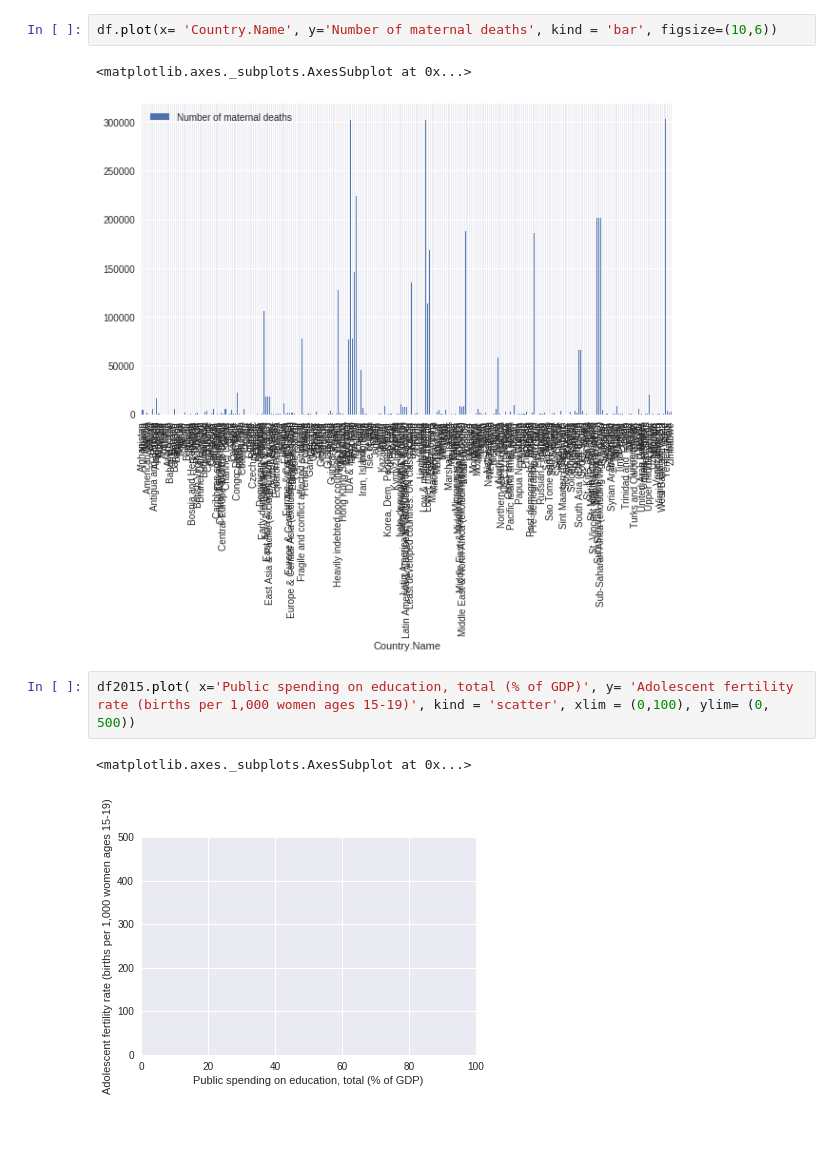
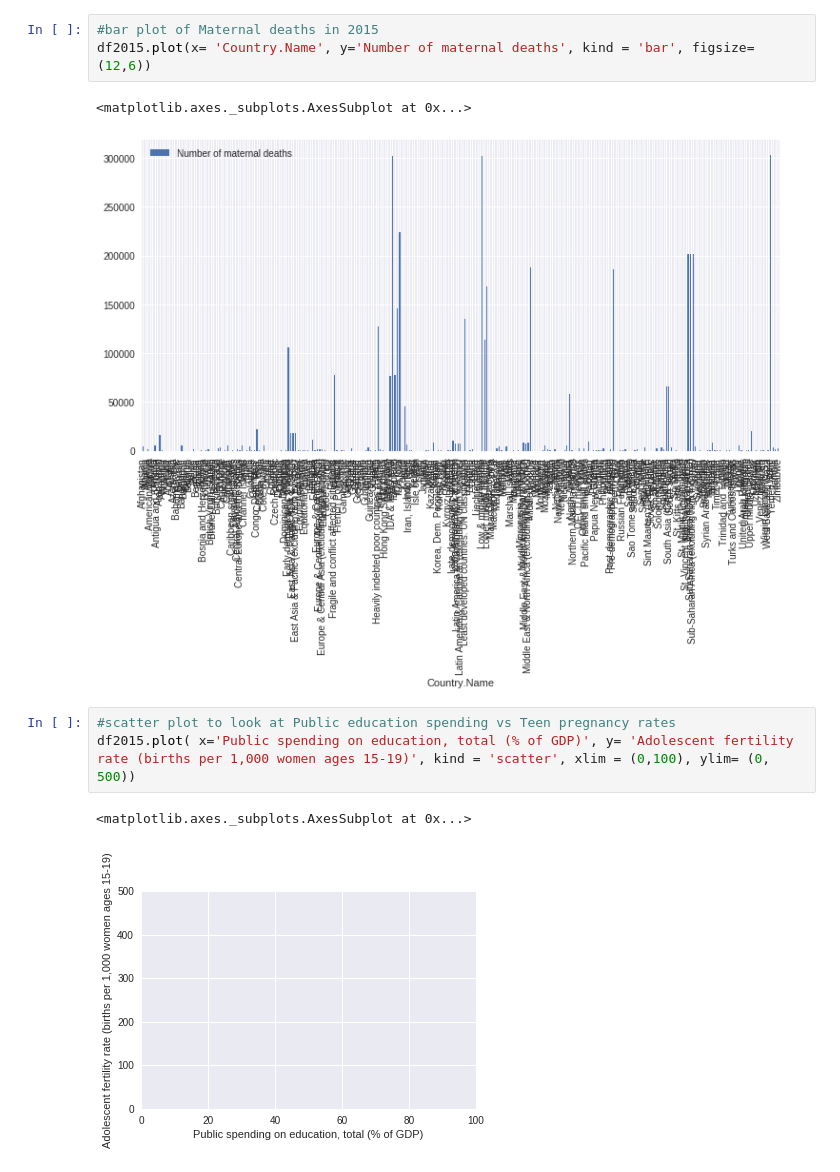
Before and after one commit to circushaase/Capstone-1_WorldBank_GenderData, a Jupyter notebook: Data_story.ipynb, the cells around one changed output. Cells and saved outputs as stored; diff of their text form; blank space fills up the shorter version.

```diff
--- a/Data_story.ipynb
+++ b/Data_story.ipynb
@@ -39,9 +28,11 @@ plt.hist(df['Female legislators, senior officials and managers (% of total)'].dr
 # %%
-df.plot(x= 'Country.Name', y='Number of maternal deaths', kind = 'bar', figsize=(10,6))
+#bar plot of Maternal deaths in 2015
+df2015.plot(x= 'Country.Name', y='Number of maternal deaths', kind = 'bar', figsize=(12,6))
 # %% [output]
 <matplotlib.axes._subplots.AxesSubplot at 0x...>
-[figure, old version]
+[figure, new version]
 # %%
+#scatter plot to look at Public education spending vs Teen pregnancy rates
 df2015.plot( x='Public spending on education, total (% of GDP)', y= 'Adolescent fertility rate (births per 1,000 women ages 15-19)', kind = 'scatter', xlim = (0,100), ylim= (0, 500))
 # %% [output]
 <matplotlib.axes._subplots.AxesSubplot at 0x...>
```
Also changed, not shown: parts of 9 cells of this notebook.
